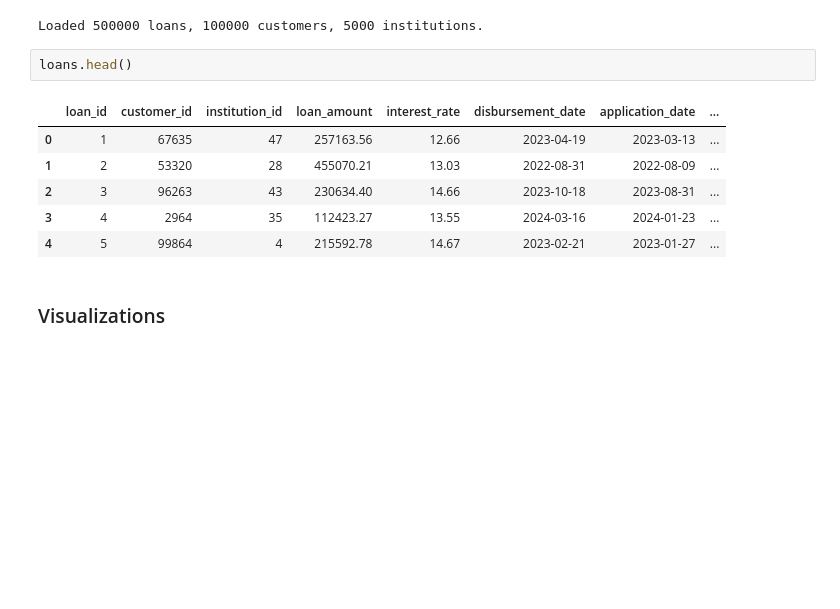
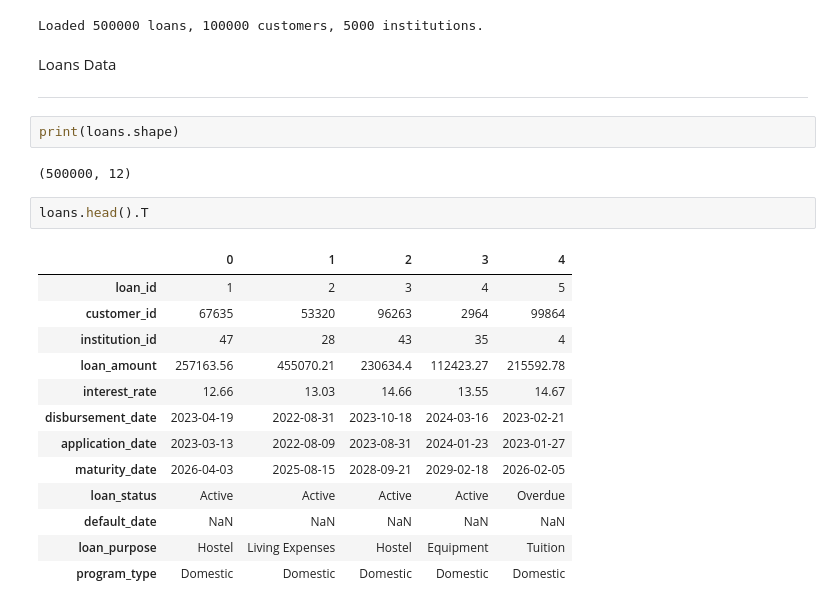
Before and after one commit to SiddhuShkya/Databricks-EduFin-Investigation, a Jupyter notebook: research/edufin-national.ipynb, the cells around one changed output. Saved outputs shown, nothing was run; the diff lists cells and outputs as text; blank space fills up the shorter version.

```diff
--- a/research/edufin-national.ipynb
+++ b/research/edufin-national.ipynb
@@ -19,14 +14,27 @@ dim_city = pd.read_csv(base_path + "dim_city.csv")
 print(f"Loaded {len(loans)} loans, {len(customers)} customers, {len(institutions)} institutions.")
 # %% [output]
 Loaded 500000 loans, 100000 customers, 5000 institutions.
+# %% [markdown]
+Loans Data
+
+---
+# %%
+print(loans.shape)
+# %% [output]
+(500000, 12)
 # %%
-loans.head()
+loans.head().T
 # %% [output]
-|  | loan_id | customer_id | institution_id | loan_amount | interest_rate | disbursement_date | application_date | ... |
-| 0 | 1 | 67635 | 47 | 257163.56 | 12.66 | 2023-04-19 | 2023-03-13 | ... |
-| 1 | 2 | 53320 | 28 | 455070.21 | 13.03 | 2022-08-31 | 2022-08-09 | ... |
-| 2 | 3 | 96263 | 43 | 230634.40 | 14.66 | 2023-10-18 | 2023-08-31 | ... |
-| 3 | 4 | 2964 | 35 | 112423.27 | 13.55 | 2024-03-16 | 2024-01-23 | ... |
-| 4 | 5 | 99864 | 4 | 215592.78 | 14.67 | 2023-02-21 | 2023-01-27 | ... |
+|  | 0 | 1 | 2 | 3 | 4 |
+| loan_id | 1 | 2 | 3 | 4 | 5 |
+| customer_id | 67635 | 53320 | 96263 | 2964 | 99864 |
+| institution_id | 47 | 28 | 43 | 35 | 4 |
+| loan_amount | 257163.56 | 455070.21 | 230634.4 | 112423.27 | 215592.78 |
+| interest_rate | 12.66 | 13.03 | 14.66 | 13.55 | 14.67 |
+| disbursement_date | 2023-04-19 | 2022-08-31 | 2023-10-18 | 2024-03-16 | 2023-02-21 |
+| application_date | 2023-03-13 | 2022-08-09 | 2023-08-31 | 2024-01-23 | 2023-01-27 |
+| maturity_date | 2026-04-03 | 2025-08-15 | 2028-09-21 | 2029-02-18 | 2026-02-05 |
+| loan_status | Active | Active | Active | Active | Overdue |
+| default_date | NaN | NaN | NaN | NaN | NaN |
+| loan_purpose | Hostel | Living Expenses | Hostel | Equipment | Tuition |
+| program_type | Domestic | Domestic | Domestic | Domestic | Domestic |
-# %% [markdown]
-### Visualizations
```
Also changed, not shown: parts of 17 cells of this notebook, 1 other file.
